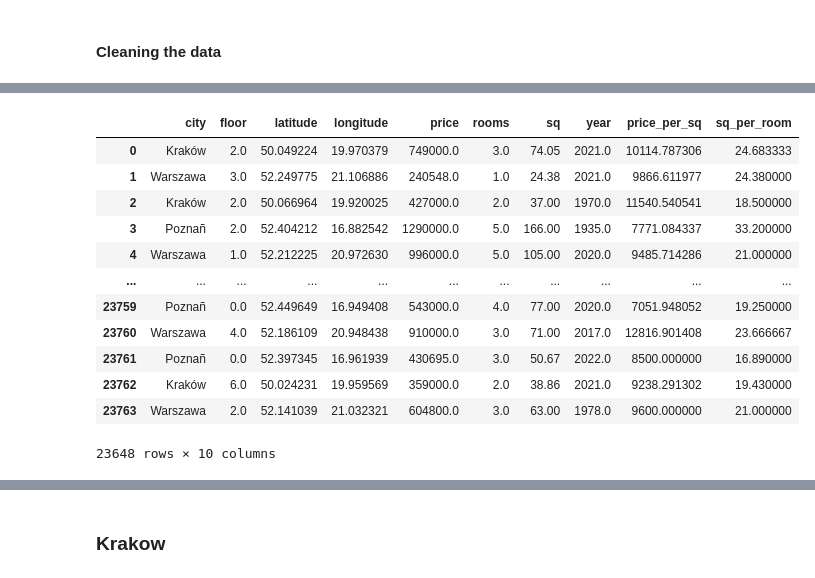
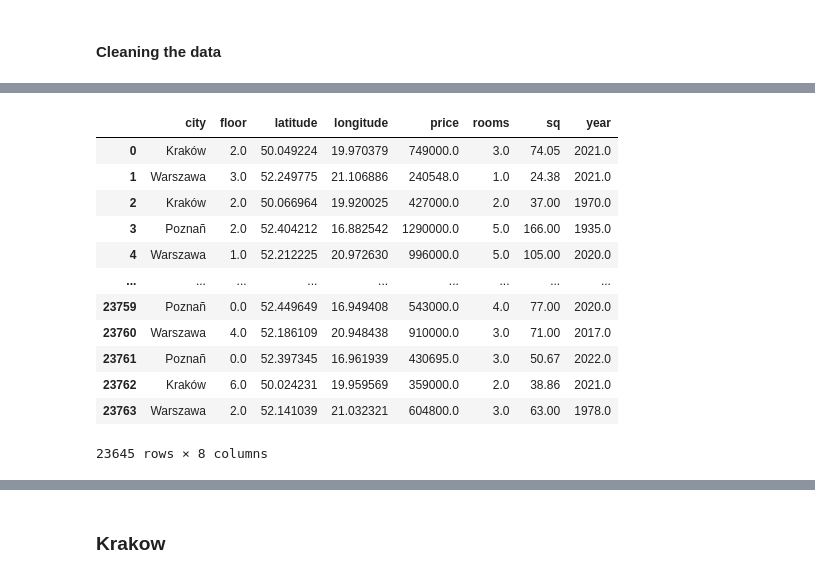
Before and after one commit to alekgralek/House-Prices-in-Poland-analysis, a Jupyter notebook: House prices prediction.ipynb, the cells around one changed output, grey strips where cells are left out. Saved outputs shown, nothing was run; the diff lists cells and outputs as text; code cells hidden in the pictures.

```diff
--- a/House prices prediction.ipynb
+++ b/House prices prediction.ipynb
@@ -63,24 +66,23 @@ data_copy.head()
 | 4 | 4 | Ochota Gotowy budynek. Stan dewel... | Warszawa | 1.0 | 11770.0 | 52.212225 | 20.972630 | 996000.0 | 5.0 | 105.00 | ... |
 # %%
 ndc1 = data_copy.drop(columns=['Unnamed: 0','address','id'])
-#Now, let's remove rows where year is less than 1800 and greater than 2022 to remove the incorrectly given data.
-ndc = ndc[(ndc.year >= 1800) & (ndc.year <= 2022)]
-#ndc2 = ndc1.drop(ndc1[ndc1.year <1800].index)
-#ndc3 = ndc2.drop(ndc2[ndc2.year >2022].index)
+#Now, let's remove rows where year is less than 1800 and greater than 2022 and rows where sq is greater than 1000
+# to remove the incorrectly given data.
+ndc = ndc1[(ndc1.year >= 1800) & (ndc1.year <= 2022) & (ndc1.sq <=1000)]
 
 ndc
 # %% [output]
-|  | city | floor | latitude | longitude | price | rooms | sq | year | price_per_sq | sq_per_room |
-| 0 | Kraków | 2.0 | 50.049224 | 19.970379 | 749000.0 | 3.0 | 74.05 | 2021.0 | 10114.787306 | 24.683333 |
-| 1 | Warszawa | 3.0 | 52.249775 | 21.106886 | 240548.0 | 1.0 | 24.38 | 2021.0 | 9866.611977 | 24.380000 |
-| 2 | Kraków | 2.0 | 50.066964 | 19.920025 | 427000.0 | 2.0 | 37.00 | 1970.0 | 11540.540541 | 18.500000 |
-| 3 | Poznañ | 2.0 | 52.404212 | 16.882542 | 1290000.0 | 5.0 | 166.00 | 1935.0 | 7771.084337 | 33.200000 |
-| 4 | Warszawa | 1.0 | 52.212225 | 20.972630 | 996000.0 | 5.0 | 105.00 | 2020.0 | 9485.714286 | 21.000000 |
-| ... | ... | ... | ... | ... | ... | ... | ... | ... | ... | ... |
-| 23759 | Poznañ | 0.0 | 52.449649 | 16.949408 | 543000.0 | 4.0 | 77.00 | 2020.0 | 7051.948052 | 19.250000 |
-| 23760 | Warszawa | 4.0 | 52.186109 | 20.948438 | 910000.0 | 3.0 | 71.00 | 2017.0 | 12816.901408 | 23.666667 |
-| 23761 | Poznañ | 0.0 | 52.397345 | 16.961939 | 430695.0 | 3.0 | 50.67 | 2022.0 | 8500.000000 | 16.890000 |
-| 23762 | Kraków | 6.0 | 50.024231 | 19.959569 | 359000.0 | 2.0 | 38.86 | 2021.0 | 9238.291302 | 19.430000 |
-| 23763 | Warszawa | 2.0 | 52.141039 | 21.032321 | 604800.0 | 3.0 | 63.00 | 1978.0 | 9600.000000 | 21.000000 |
+|  | city | floor | latitude | longitude | price | rooms | sq | year |
+| 0 | Kraków | 2.0 | 50.049224 | 19.970379 | 749000.0 | 3.0 | 74.05 | 2021.0 |
+| 1 | Warszawa | 3.0 | 52.249775 | 21.106886 | 240548.0 | 1.0 | 24.38 | 2021.0 |
+| 2 | Kraków | 2.0 | 50.066964 | 19.920025 | 427000.0 | 2.0 | 37.00 | 1970.0 |
+| 3 | Poznañ | 2.0 | 52.404212 | 16.882542 | 1290000.0 | 5.0 | 166.00 | 1935.0 |
+| 4 | Warszawa | 1.0 | 52.212225 | 20.972630 | 996000.0 | 5.0 | 105.00 | 2020.0 |
+| ... | ... | ... | ... | ... | ... | ... | ... | ... |
+| 23759 | Poznañ | 0.0 | 52.449649 | 16.949408 | 543000.0 | 4.0 | 77.00 | 2020.0 |
+| 23760 | Warszawa | 4.0 | 52.186109 | 20.948438 | 910000.0 | 3.0 | 71.00 | 2017.0 |
+| 23761 | Poznañ | 0.0 | 52.397345 | 16.961939 | 430695.0 | 3.0 | 50.67 | 2022.0 |
+| 23762 | Kraków | 6.0 | 50.024231 | 19.959569 | 359000.0 | 2.0 | 38.86 | 2021.0 |
+| 23763 | Warszawa | 2.0 | 52.141039 | 21.032321 | 604800.0 | 3.0 | 63.00 | 1978.0 |
-23648 rows × 10 columns
+23645 rows × 8 columns
 # %%
```
Also changed, not shown: parts of 35 cells of this notebook.
